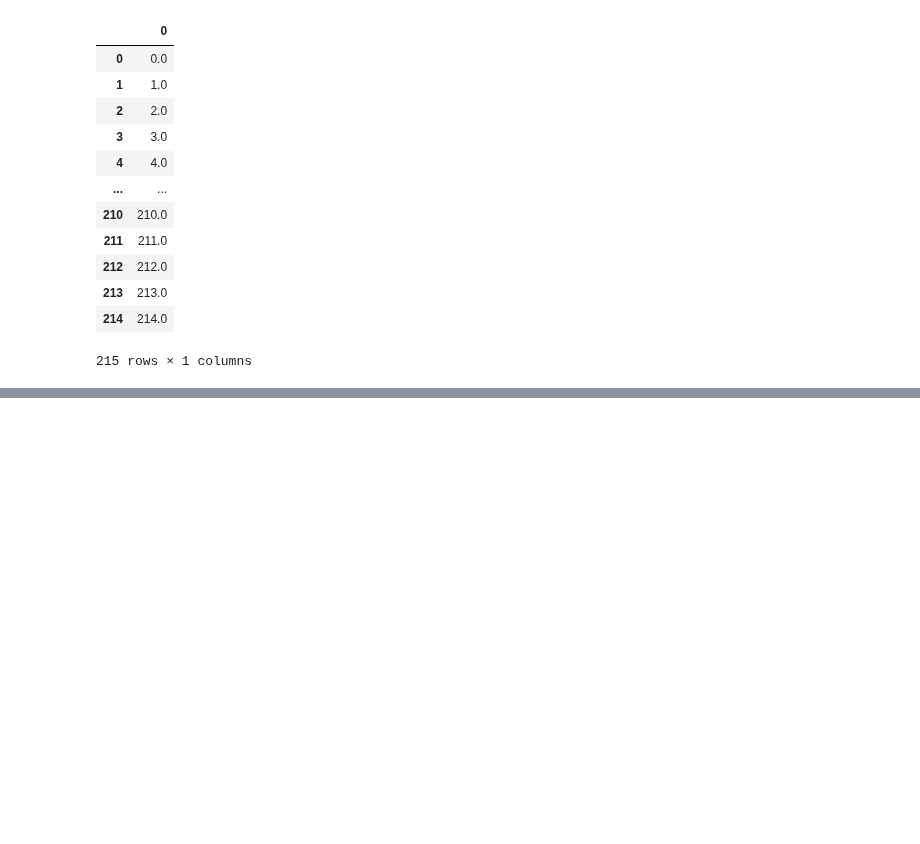
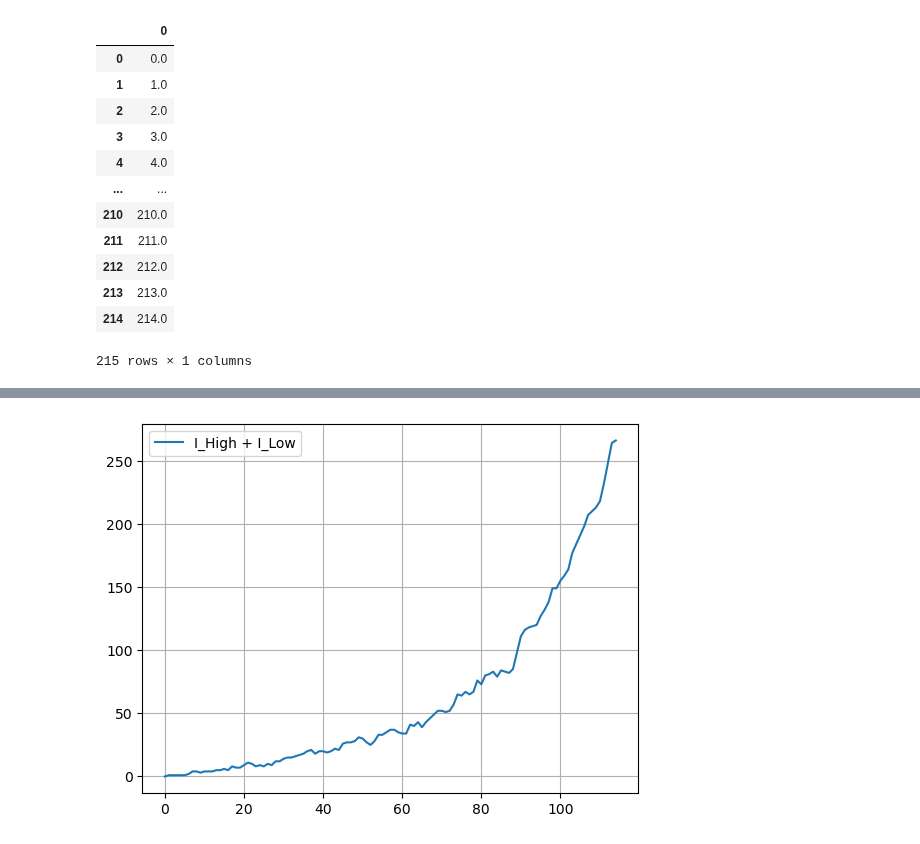
Before and after one commit to kazi0302/COVID-19-Modeling-and-Parameter-Fitting, a Jupyter notebook: Monte Carlo Simulation/MC_simulator.ipynb, the cells around one changed output, grey strips where cells are left out. Cells and saved outputs as stored; diff of their text form; code cells hidden in the pictures; blank space fills up the shorter version.

```diff
--- a/Monte Carlo Simulation/MC_simulator.ipynb
+++ b/Monte Carlo Simulation/MC_simulator.ipynb
@@ -884,0 +927,6 @@ ax5.grid()
+# %%
+plt.plot(time[:-100], central_high_v1['I'][central_lsqs_min.index[0]][:-100], label='I_High + I_Low')
+plt.legend()
+plt.grid()
+# %% [output]
+[figure, added]
```
Also changed, not shown: parts of 7 cells of this notebook, 2 other files.
